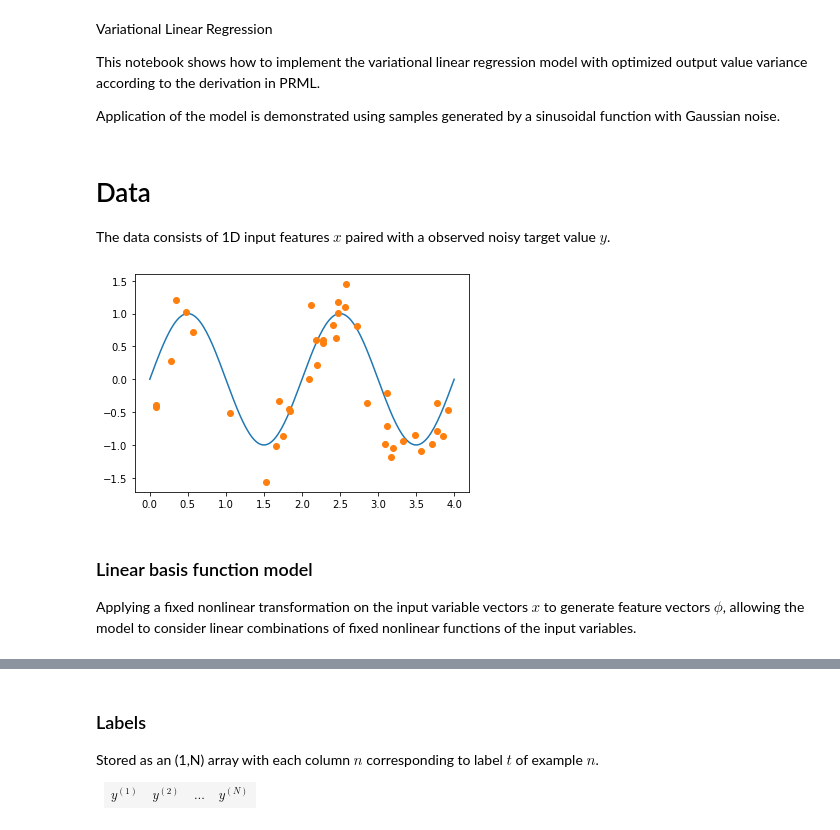
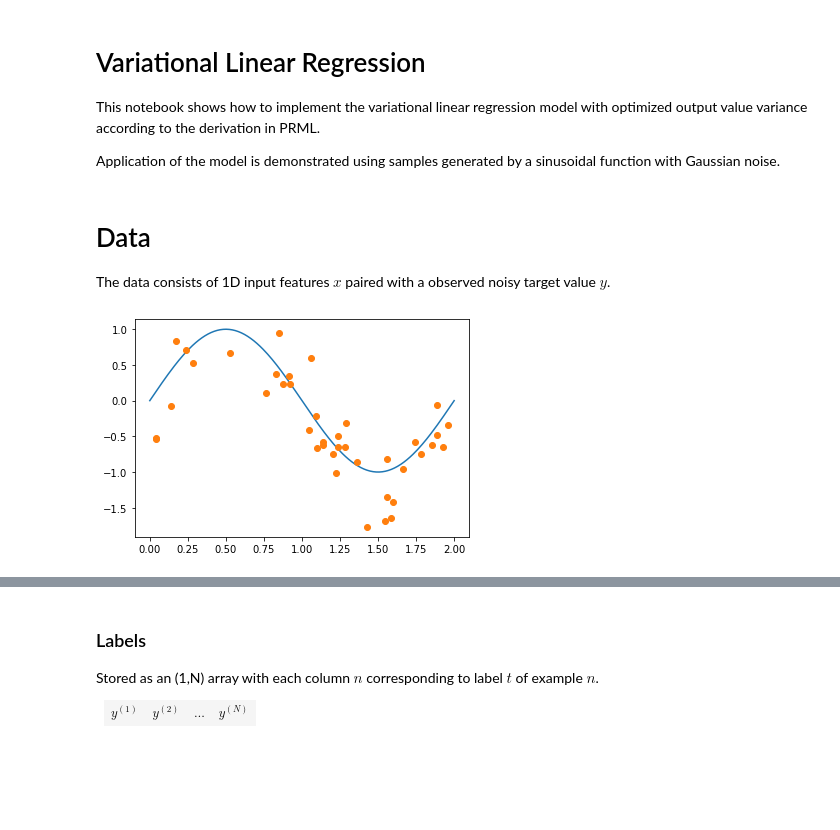
Before and after one commit to robin-karlsson0/variational_bayes_models, a Jupyter notebook: variational_linear_regression/var_lin_reg.ipynb, the cells around one changed output, grey strips where cells are left out. Cells and saved outputs as stored; diff of their text form; code cells hidden in the pictures; blank space fills up the shorter version.

Commit message:
Completed VB linear regression notebook

```diff
--- a/variational_linear_regression/var_lin_reg.ipynb
+++ b/variational_linear_regression/var_lin_reg.ipynb
@@ -1,5 +1,5 @@
 # %% [markdown]
-Variational Linear Regression
+# Variational Linear Regression
 
 This notebook shows how to implement the variational linear regression model with optimized output value variance according to the derivation in PRML.
 
@@ -17,25 +18,21 @@ The data consists of 1D input features $x$ paired with a observed noisy target v
 # %%
 obs_N = 40
 x_range_min = 0.
-x_range_max = 4.
+x_range_max = 2.
 x = np.random.random(obs_N) * (x_range_max - x_range_min)
 
 t_var = 0.4
 t_noise = np.random.normal(scale=t_var, size=obs_N)
 
 t = np.zeros(obs_N)
 
 for i in range(obs_N):
     t[i] = np.sin(x[i] * np.pi) + t_noise[i]
 
 x_dense = np.linspace(x_range_min, x_range_max, 200)
 y_true = np.sin(np.pi*x_dense)
 plt.plot(x_dense, y_true)
 plt.plot(x, t, 'o')
 plt.show()
 # %% [output]
-[figure, old version]
+[figure, new version]
-# %% [markdown]
-### Linear basis function model
-
-Applying a fixed nonlinear transformation on the input variable vectors $x$ to generate feature vectors $\phi$, allowing the model to consider linear combinations of fixed nonlinear functions of the input variables.
```
Also changed, not shown: parts of 13 cells of this notebook.
